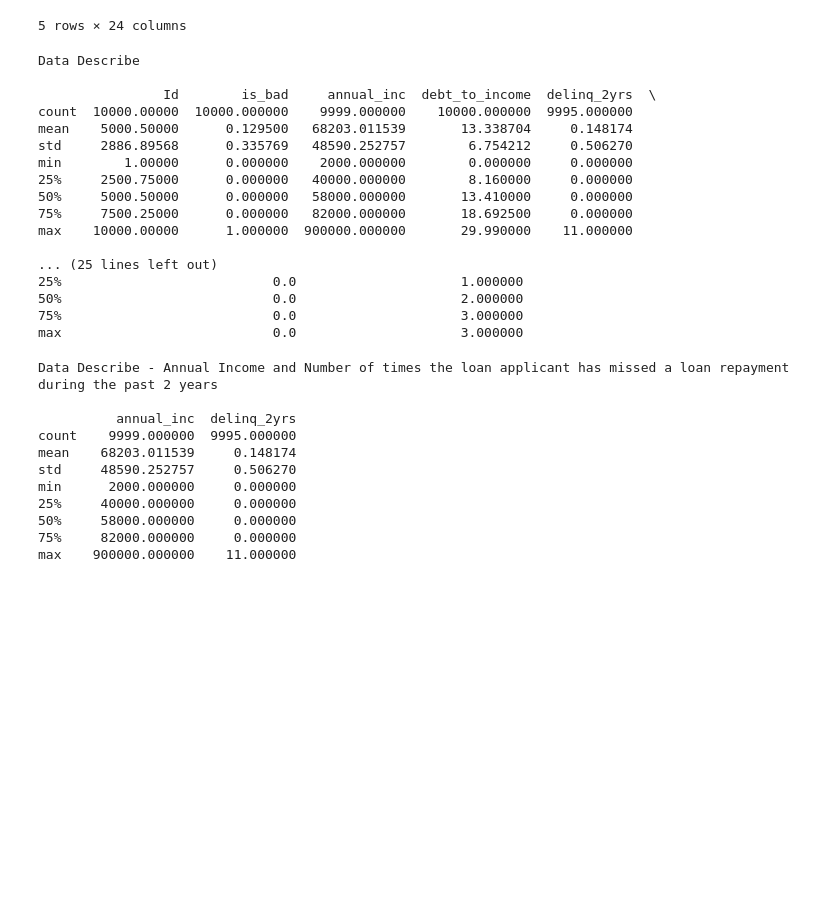
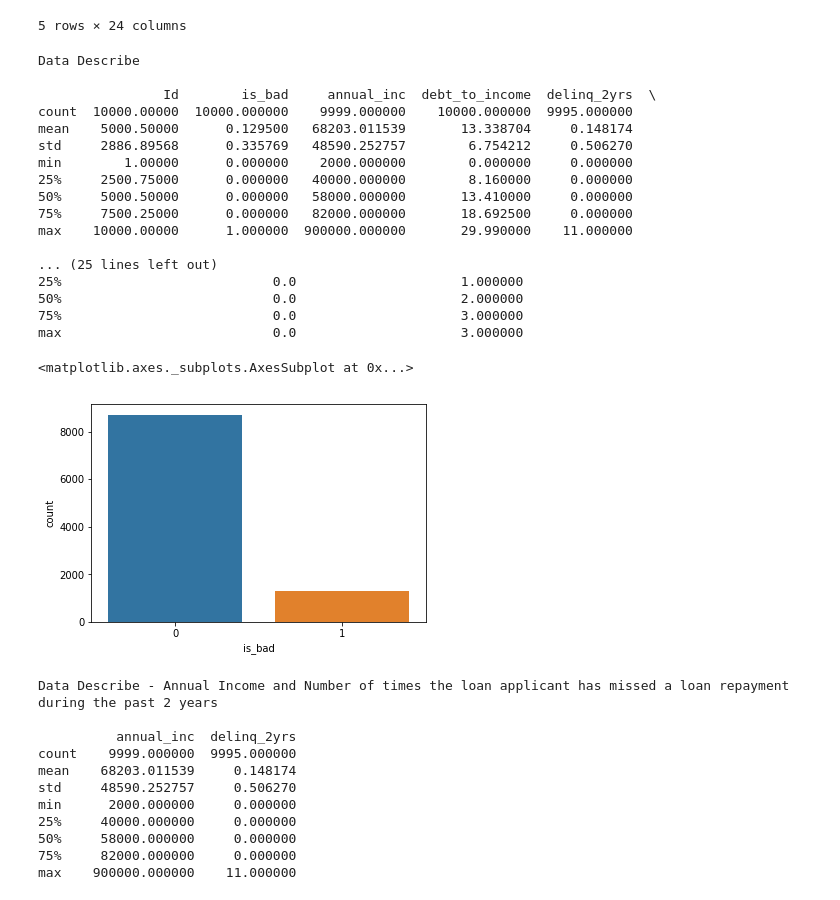
Before and after one commit to louiezzang/loan-prediction, a Jupyter notebook: prediction.ipynb, the cells around one changed output. Saved outputs shown, nothing was run; the diff lists cells and outputs as text; code cells hidden in the pictures; blank space fills up the shorter version.

Commit message:
Add data preprocessing and logistic regression model

```diff
--- a/prediction.ipynb
+++ b/prediction.ipynb
@@ -21,24 +22,27 @@ df_raw_data.head()
 # %%
 print('Data Describe\n')
 print(df_raw_data.describe())
+sns.countplot(x='is_bad', data=df_raw_data)
 # %% [output]
 Data Describe
 
                 Id        is_bad     annual_inc  debt_to_income  delinq_2yrs  \
 count  10000.00000  10000.000000    9999.000000    10000.000000  9995.000000
 mean    5000.50000      0.129500   68203.011539       13.338704     0.148174
 std     2886.89568      0.335769   48590.252757        6.754212     0.506270
 min        1.00000      0.000000    2000.000000        0.000000     0.000000
 25%     2500.75000      0.000000   40000.000000        8.160000     0.000000
 50%     5000.50000      0.000000   58000.000000       13.410000     0.000000
 75%     7500.25000      0.000000   82000.000000       18.692500     0.000000
 max    10000.00000      1.000000  900000.000000       29.990000    11.000000
 
 ... (25 lines left out)
 25%                           0.0                     1.000000
 50%                           0.0                     2.000000
 75%                           0.0                     3.000000
 max                           0.0                     3.000000
+<matplotlib.axes._subplots.AxesSubplot at 0x...>
+[figure, added]
 # %%
 print('Data Describe - Annual Income and Number of times the loan applicant has missed a loan repayment during the past 2 years\n')
 print(df_raw_data[['annual_inc','delinq_2yrs']].describe())
```
Also changed, not shown: parts of 14 cells of this notebook, 2 other files.
